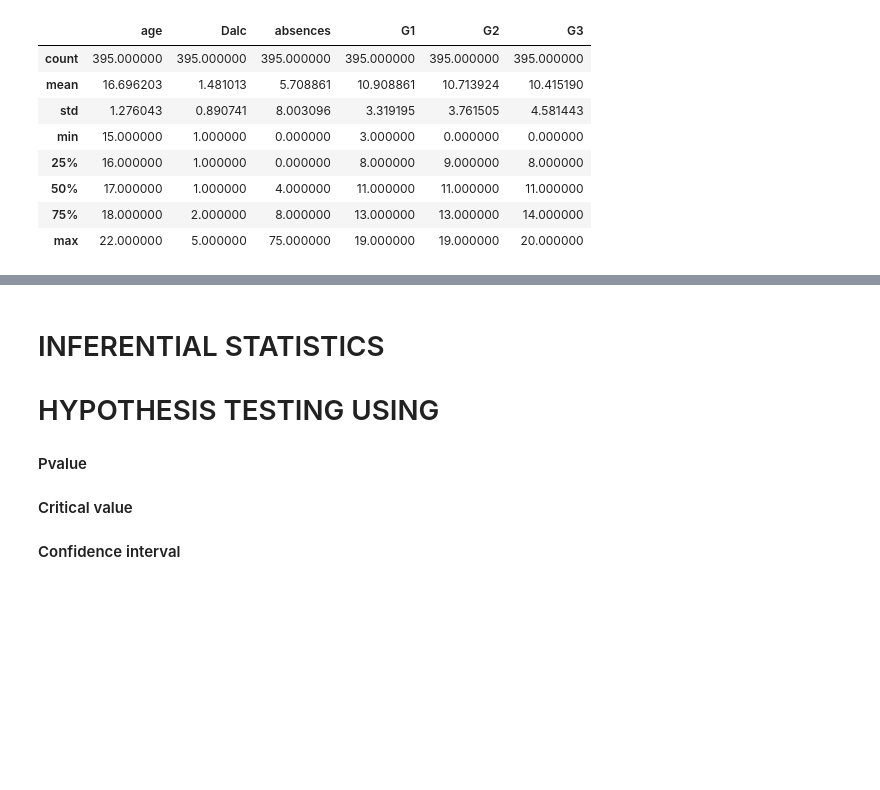
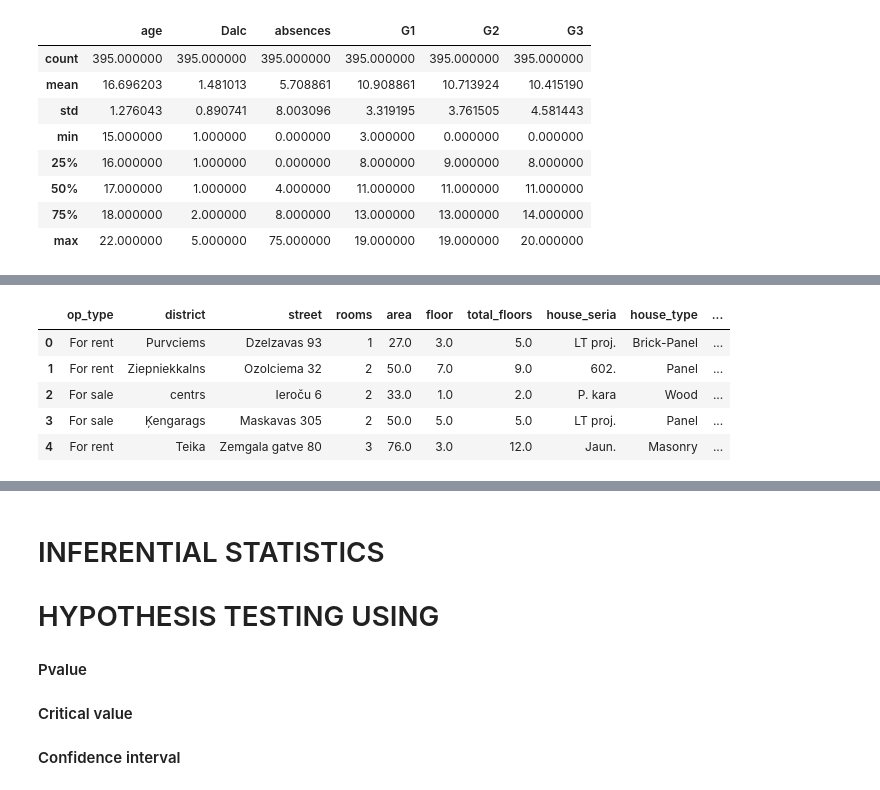
Before and after one commit to sandramwende/Statistics-in-python, a Jupyter notebook: statistics with python.ipynb, the cells around one changed output, grey strips where cells are left out. Saved outputs shown, nothing was run; the diff lists cells and outputs as text; code cells hidden in the pictures; blank space fills up the shorter version.

```diff
--- a/statistics with python.ipynb
+++ b/statistics with python.ipynb
@@ -27,0 +44,9 @@ Students_data.describe()
+# %%
+real_estate.head()
+# %% [output]
+|  | op_type | district | street | rooms | area | floor | total_floors | house_seria | house_type | ... |
+| 0 | For rent | Purvciems | Dzelzavas 93 | 1 | 27.0 | 3.0 | 5.0 | LT proj. | Brick-Panel | ... |
+| 1 | For rent | Ziepniekkalns | Ozolciema 32 | 2 | 50.0 | 7.0 | 9.0 | 602. | Panel | ... |
+| 2 | For sale | centrs | Ieroču 6 | 2 | 33.0 | 1.0 | 2.0 | P. kara | Wood | ... |
+| 3 | For sale | Ķengarags | Maskavas 305 | 2 | 50.0 | 5.0 | 5.0 | LT proj. | Panel | ... |
+| 4 | For rent | Teika | Zemgala gatve 80 | 3 | 76.0 | 3.0 | 12.0 | Jaun. | Masonry | ... |
```
Also changed, not shown: parts of 36 cells of this notebook, 1 other file.
